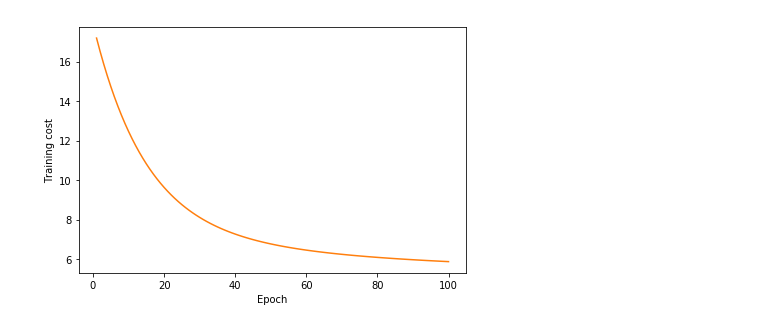
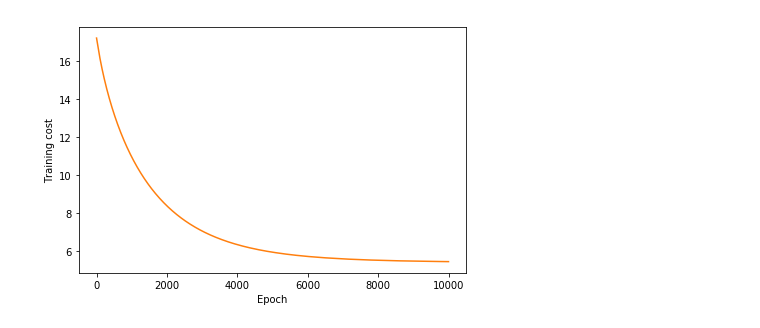
Before and after one commit to romamed/example, a Jupyter notebook: ML_projects.ipynb, the cells around one changed output. Cells and saved outputs as stored; diff of their text form; code cells hidden in the pictures.

```diff
--- a/ML_projects.ipynb
+++ b/ML_projects.ipynb
@@ -75,8 +113,8 @@ class LinReg:
         self.y = tf.placeholder(dtype=tf.float32, shape=(None, 1), name = 'input_y')
 
         # zeros - create a tensor with all elements set to zero
-        w = tf.Variable(tf.zeros(shape=(1)), name='weight')
-        b = tf.Variable(tf.zeros(shape=(1)), name='bias')
+        w = tf.Variable(tf.zeros(shape=(77)), name='weight')
+        b = tf.Variable(tf.zeros(shape=(77)), name='bias')
 
         # squeeze - removes dimensions of size 1 from the shape of a tensor
         self.z = tf.squeeze(w*self.x + b, name='z')
@@ -86,32 +124,32 @@ class LinReg:
         # reduce_mean - computes the mean of elements across dimensions of a tensor
         self.mean_cost = tf.reduce_mean(sqr_errors, name='mean_cost')
 
         optimizer = tf.train.GradientDescentOptimizer(learning_rate=self.learning_rate, name='GradientDescent')
         self.optimizer = optimizer.minimize(self.mean_cost)
 
 def train_linreg(sess, model, x_train, y_train, num_epochs=10):
     # initialize variables
     sess.run(model.init_op)
 
     training_costs =[]
 
     for i in range(num_epochs):
         cost = sess.run([model.optimizer, model.mean_cost], feed_dict={model.x:x_train, model.y:y_train})
         training_costs.append(cost)
 
     return training_costs
 
 lrModel = LinReg(x_dim=data.x.shape[1], learning_rate=0.01)
 
 sess = tf.Session(graph=lrModel.g)
-training_costs = train_linreg(sess, lrModel, data.x, data.y, num_epochs=100)
+training_costs = train_linreg(sess, lrModel, data.x, data.y, num_epochs=10000)
 
 
 import matplotlib.pyplot as plt
 plt.plot(range(1, len(training_costs) + 1), training_costs)
 plt.tight_layout()
 plt.xlabel('Epoch')
 plt.ylabel('Training cost')
 plt.show()
 # %% [output]
-[figure, old version]
+[figure, new version]
```
Also changed, not shown: parts of 1 cell of this notebook.
